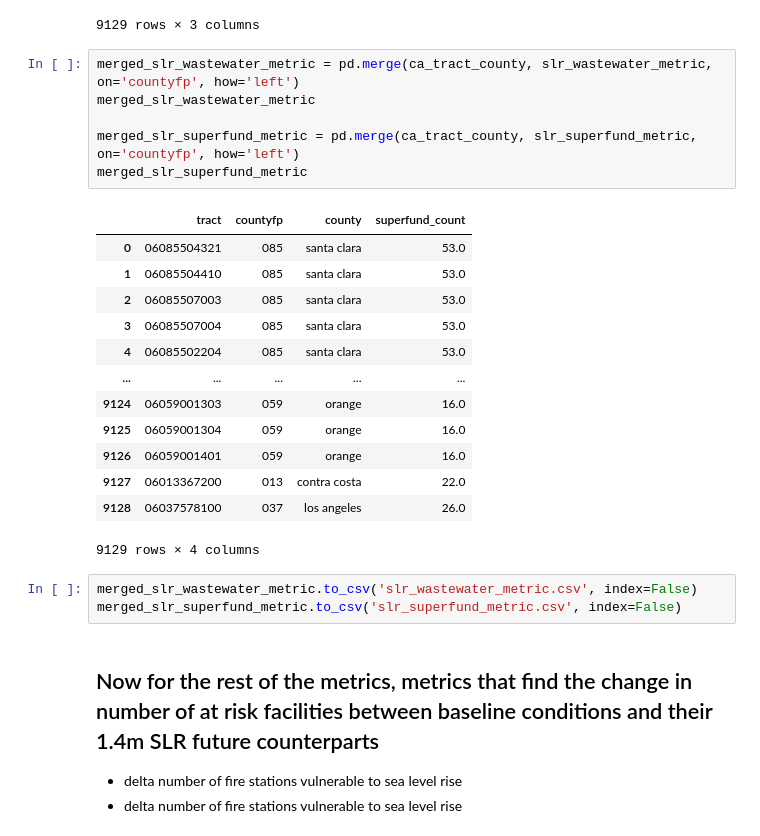
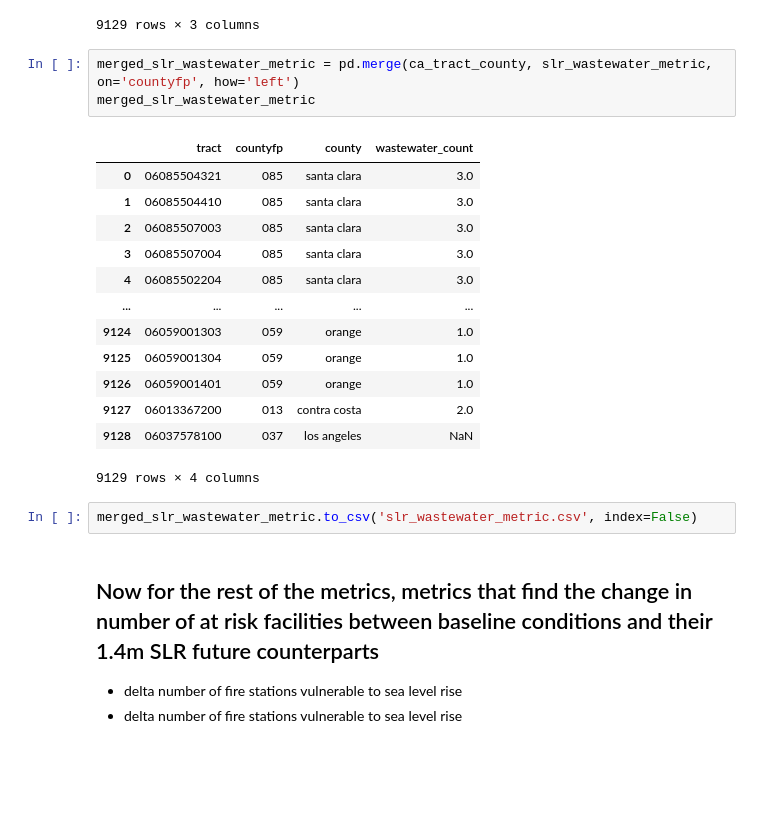
Before and after one commit to Eagle-Rock-Analytics/carb-climate-index, a Jupyter notebook: scripts/data_metric_calc/climate_slr_pacific.ipynb, the cells around one changed output. Drawn from its saved outputs; the diff is of its cells as text; blank space fills up the shorter version.

Commit message:
get rid of superfund metric

```diff
--- a/scripts/data_metric_calc/climate_slr_pacific.ipynb
+++ b/scripts/data_metric_calc/climate_slr_pacific.ipynb
@@ -572,26 +524,22 @@ ca_tract_county
 # %%
 merged_slr_wastewater_metric = pd.merge(ca_tract_county, slr_wastewater_metric, on='countyfp', how='left')
 merged_slr_wastewater_metric
-
-merged_slr_superfund_metric = pd.merge(ca_tract_county, slr_superfund_metric, on='countyfp', how='left')
-merged_slr_superfund_metric
 # %% [output]
-|  | tract | countyfp | county | superfund_count |
-| 0 | 06085504321 | 085 | santa clara | 53.0 |
-| 1 | 06085504410 | 085 | santa clara | 53.0 |
-| 2 | 06085507003 | 085 | santa clara | 53.0 |
-| 3 | 06085507004 | 085 | santa clara | 53.0 |
-| 4 | 06085502204 | 085 | santa clara | 53.0 |
+|  | tract | countyfp | county | wastewater_count |
+| 0 | 06085504321 | 085 | santa clara | 3.0 |
+| 1 | 06085504410 | 085 | santa clara | 3.0 |
+| 2 | 06085507003 | 085 | santa clara | 3.0 |
+| 3 | 06085507004 | 085 | santa clara | 3.0 |
+| 4 | 06085502204 | 085 | santa clara | 3.0 |
 | ... | ... | ... | ... | ... |
-| 9124 | 06059001303 | 059 | orange | 16.0 |
-| 9125 | 06059001304 | 059 | orange | 16.0 |
-| 9126 | 06059001401 | 059 | orange | 16.0 |
-| 9127 | 06013367200 | 013 | contra costa | 22.0 |
-| 9128 | 06037578100 | 037 | los angeles | 26.0 |
+| 9124 | 06059001303 | 059 | orange | 1.0 |
+| 9125 | 06059001304 | 059 | orange | 1.0 |
+| 9126 | 06059001401 | 059 | orange | 1.0 |
+| 9127 | 06013367200 | 013 | contra costa | 2.0 |
+| 9128 | 06037578100 | 037 | los angeles | NaN |
 9129 rows × 4 columns
 # %%
 merged_slr_wastewater_metric.to_csv('slr_wastewater_metric.csv', index=False)
-merged_slr_superfund_metric.to_csv('slr_superfund_metric.csv', index=False)
 # %% [markdown]
 ## Now for the rest of the metrics, metrics that find the change in number of at risk facilities between baseline conditions and their 1.4m SLR future counterparts
 * delta number of fire stations vulnerable to sea level rise
```
Also changed, not shown: parts of 12 cells of this notebook.
